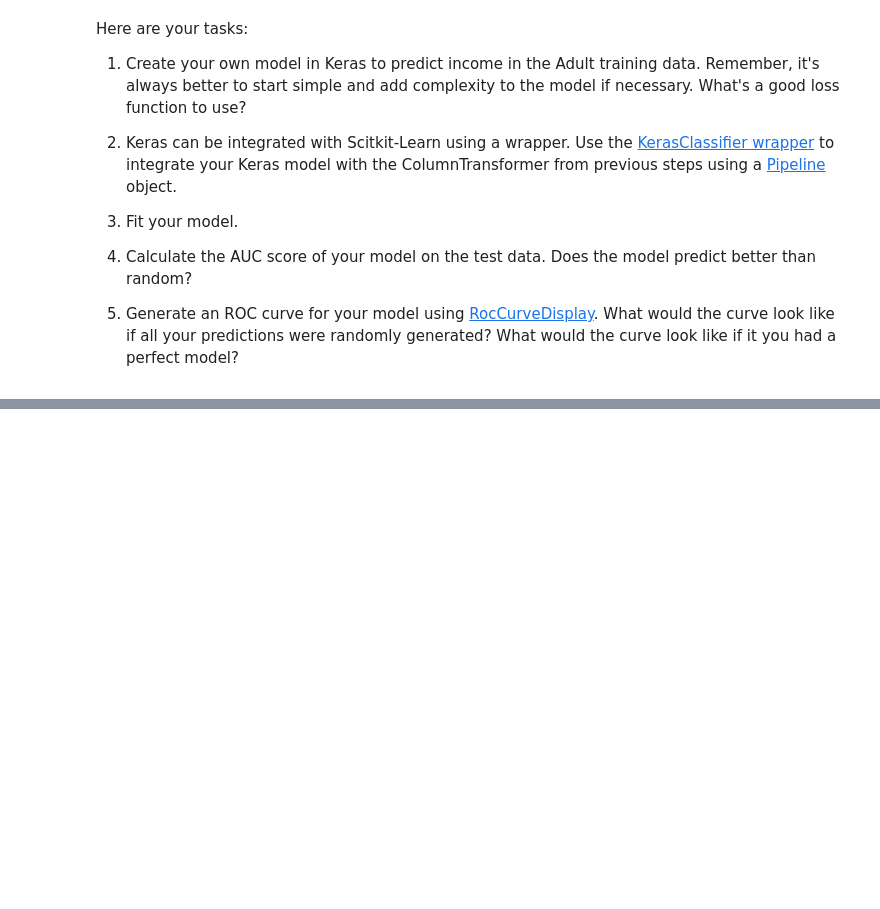
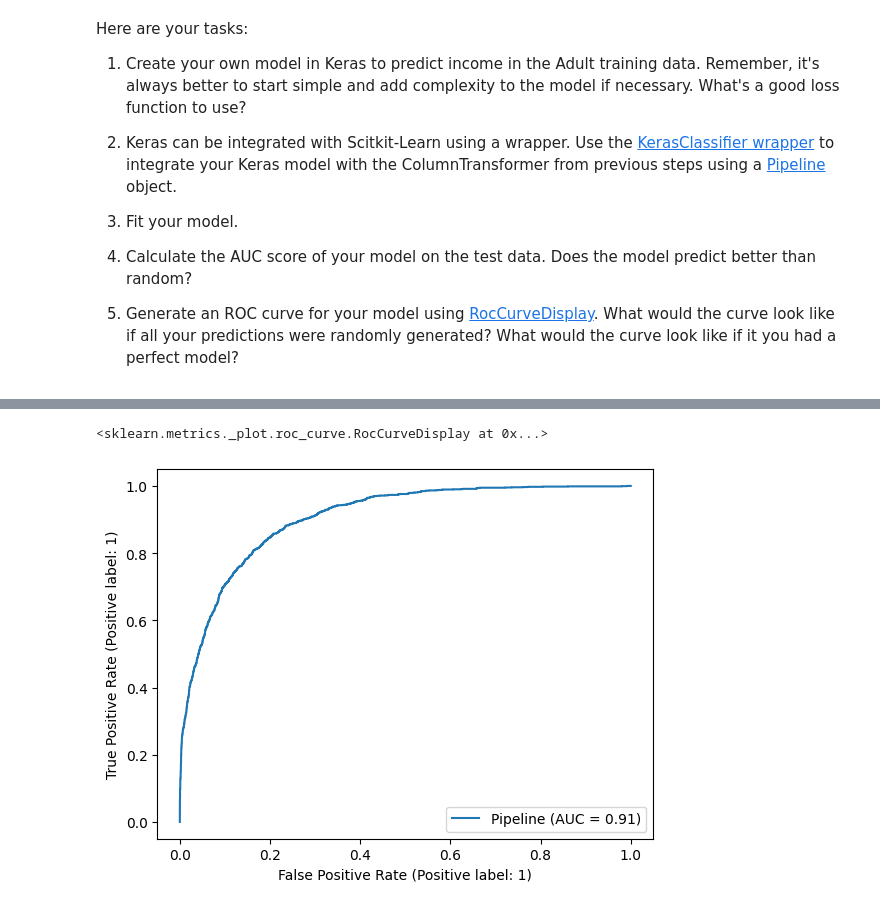
Before and after one commit to Topherrrrr/mec2-projects, a Jupyter notebook: Copy_of_Student_MLE_MiniProject_Deep_Learning.ipynb, the cells around one changed output, grey strips where cells are left out. Saved outputs shown, nothing was run; the diff lists cells and outputs as text; code cells hidden in the pictures; blank space fills up the shorter version.

```diff
--- a/Copy_of_Student_MLE_MiniProject_Deep_Learning.ipynb
+++ b/Copy_of_Student_MLE_MiniProject_Deep_Learning.ipynb
@@ -179,3 +154,10 @@ TrainX type: <class 'pandas.core.frame.DataFrame'>,        age          workclas
+# %%
+# Split dataset into training and test sets
+random_state = 436435
+X_train, X_test, y_train, y_test = train_test_split(
+    df.drop('income', axis=1),
+    df['income'], test_size=0.2, random_state=random_state
+    )
 # %% [markdown]
 In machine learning, the Receiver Operating Characteristic (ROC) curve and the Area Under the Curve (AUC) metric are commonly used to evaluate the performance of binary classification models. These are valuable tools for understanding how well a model can distinguish between the positive and negative classes in a classification problem.
 
@@ -260,0 +227,2 @@ ColumnTransformer(transformers=[('categories', OneHotEncoder(dtype='int'),
+# %%
+preprocessor.fit_transform(X_train).shape
@@ -348,0 +280,21 @@ array=ColumnTransformer(transformers=[('categories', OneHotEncoder(dtype='int'),
+# %%
+# Define the Keras model
+def create_model():
+  model = Sequential()
+  model.add(Dense(64, input_dim=103, activation='relu'))
+  model.add(Dense(64, activation='relu'))
+  model.add(Dense(1, activation='sigmoid'))
+  # Try Adam(learning_rate=0.001)?
+  model.compile(loss='binary_crossentropy', optimizer='adam', metrics=['accuracy'])
+  return model
+
+# Create a Keras classifier
+keras_classifier = KerasClassifier(build_fn=create_model, epochs=10, batch_size=32, verbose=1)
+
+# Create the scikit-learn pipeline
+pipeline = Pipeline([
+    ('preprocessor', preprocessor),
+    ('classifier', keras_classifier)
+])
+# %%
+pipeline.fit(X_train, y_train)
@@ -348,0 +336,4 @@ array=ColumnTransformer(transformers=[('categories', OneHotEncoder(dtype='int'),
+# %%
+# roc curve. What would curve look like if model made random predictions?
+RocCurveDisplay.from_estimator(pipeline, X_test, y_test)
+# %% [output]
@@ -349,3 +341,5 @@ array=ColumnTransformer(transformers=[('categories', OneHotEncoder(dtype='int'),
+<sklearn.metrics._plot.roc_curve.RocCurveDisplay at 0x...>
+[figure, added]
 # %%
 # Calculate the AUC score of your model on the test data.
 # Does the model predict better than random?
```
Also changed, not shown: parts of 22 cells of this notebook.
